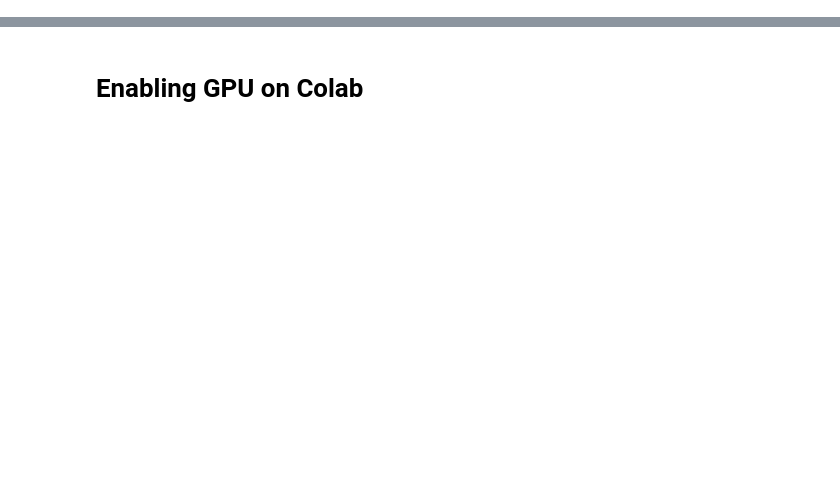
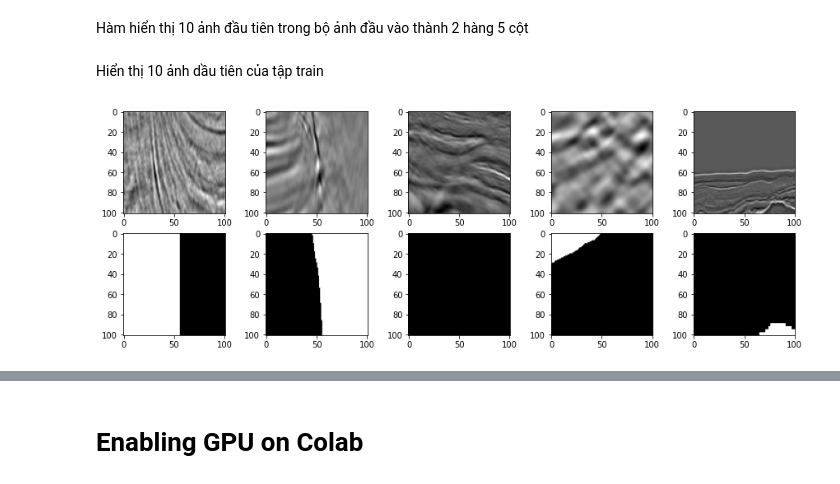
Before and after one commit to kurogo-nguyen/TGS-Salt-Identification-Challenge, a Jupyter notebook: TGS_Salt_Identification_Challenge.ipynb, the cells around one changed output, grey strips where cells are left out. Cells and saved outputs as stored; diff of their text form; code cells hidden in the pictures; blank space fills up the shorter version.

```diff
--- a/TGS_Salt_Identification_Challenge.ipynb
+++ b/TGS_Salt_Identification_Challenge.ipynb
@@ -27,0 +207,5 @@ Downloading competition_data.zip to /content
+# %%
+train_df["image"] = [np.array(load_img(TRAIN_IMAGE_DIR + "{}.png".format(idx), color_mode="grayscale"), dtype=np.uint8)/255 for idx in tqdm(train_df.id)]
+train_df["mask"] = [np.array(load_img(TRAIN_MASK_DIR + "{}.png".format(idx), color_mode="grayscale"), dtype=np.uint8)/255 for idx in tqdm(train_df.id)]
+
+test_df['image'] = [np.array(load_img(TEST_IMAGE_DIR + "{}.png".format(idx), color_mode="grayscale"), dtype=np.uint8)/255 for idx in tqdm(test_df.id)]
@@ -27,0 +223,17 @@ Downloading competition_data.zip to /content
+# %% [markdown]
+Hàm hiển thị 10 ảnh đầu tiên trong bộ ảnh đầu vào thành 2 hàng 5 cột
+# %%
+def show_img(df):
+    plt.figure(figsize=(15, 5))
+    for i in range(1,6):
+        plt.subplot(2, 5, i)
+        plt.imshow(df['image'][i],cmap="gray")
+
+        plt.subplot(2, 5, 5+i)
+        plt.imshow(df['mask'][i],cmap="gray")
+# %% [markdown]
+Hiển thị 10 ảnh dầu tiên của tập train
+# %%
+show_img(train_df)
+# %% [output]
+[figure, added]
```
Also changed, not shown: parts of 95 cells of this notebook.
